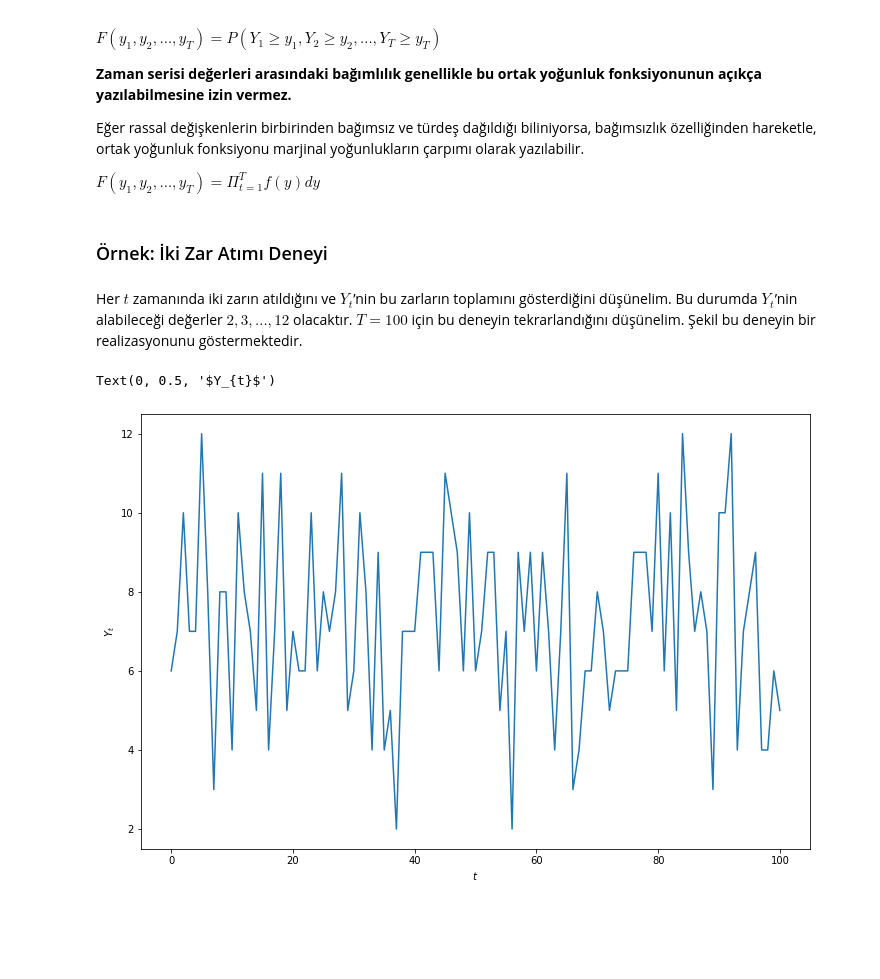
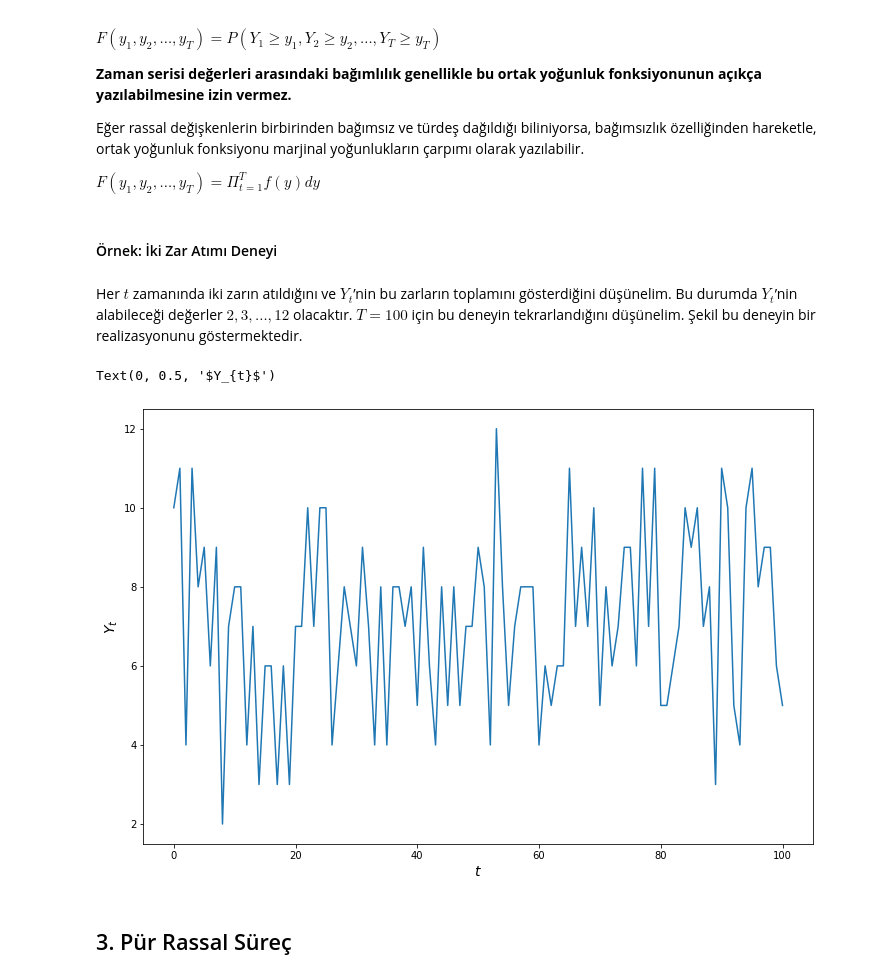
Before and after one commit to irmakege/zaman-serileri-analizi, a Jupyter notebook: giriş.ipynb, the cells around one changed output. Saved outputs shown, nothing was run; the diff lists cells and outputs as text; code cells hidden in the pictures; blank space fills up the shorter version.

Commit message:
subject: pure rassal süreç added

```diff
--- a/giriş.ipynb
+++ b/giriş.ipynb
@@ -33,7 +33,7 @@ Eğer rassal değişkenlerin birbirinden bağımsız ve türdeş dağıldığı
 
 $F(y_1, y_2, \dots, y_T) = \Pi_{t=1}^{T} f(y) dy $
 # %% [markdown]
-### Örnek: İki Zar Atımı Deneyi
+#### Örnek: İki Zar Atımı Deneyi
 # %% [markdown]
 Her $t$ zamanında iki zarın atıldığını ve $Y_t$’nin bu zarların toplamını gösterdiğini düşünelim. Bu durumda $Y_t$’nin alabileceği değerler ${2,3,\dots, 12}$ olacaktır.
 $T=100$ için bu deneyin tekrarlandığını düşünelim. Şekil bu deneyin bir realizasyonunu göstermektedir.
@@ -42,22 +42,24 @@ import random
 import matplotlib.pyplot as plt
 %matplotlib inline
 # %%
-def two_roll_dice():
-    return random.randint(1,6) + random.randint(1,6)
+def roll_dice():
+    return random.randint(1,6)
 
 T = 100
 output = []
 order = []
 
-for t in range(101):
-    e = two_roll_dice()
-    output.append(e)
-    order.append(t)
+for time in range(101):
+    event = roll_dice() + roll_dice()
+    output.append(event)
+    order.append(time)
 
 plt.figure(figsize=(12,8))
 plt.plot(order, output)
 plt.xlabel("$t$", fontsize=14)
 plt.ylabel("$Y_{t}$", fontsize=14)
 # %% [output]
 Text(0, 0.5, '$Y_{t}$')
-[figure, old version]
+[figure, new version]
+# %% [markdown]
+## 3. Pür Rassal Süreç
```
Also changed, not shown: parts of 5 cells of this notebook.
